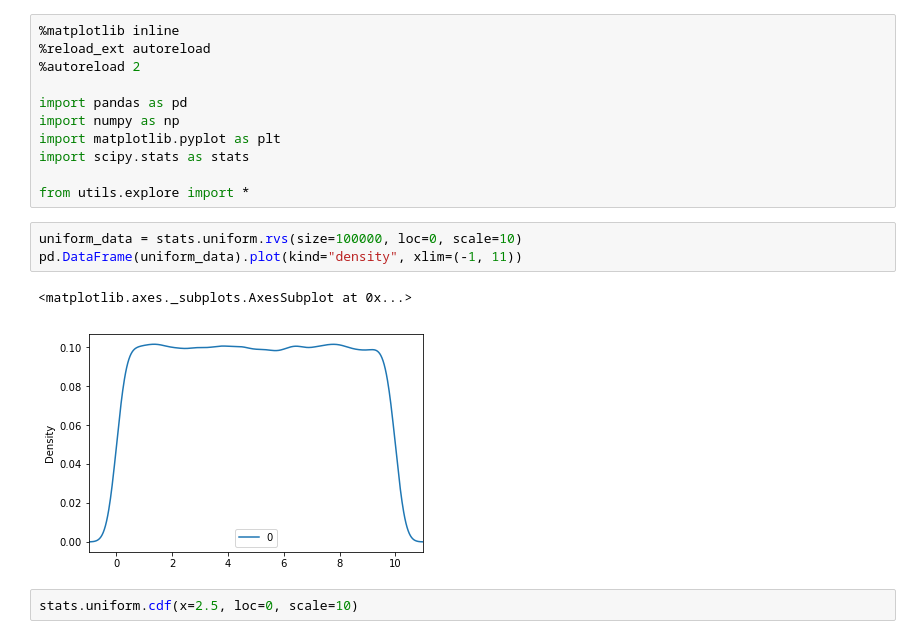
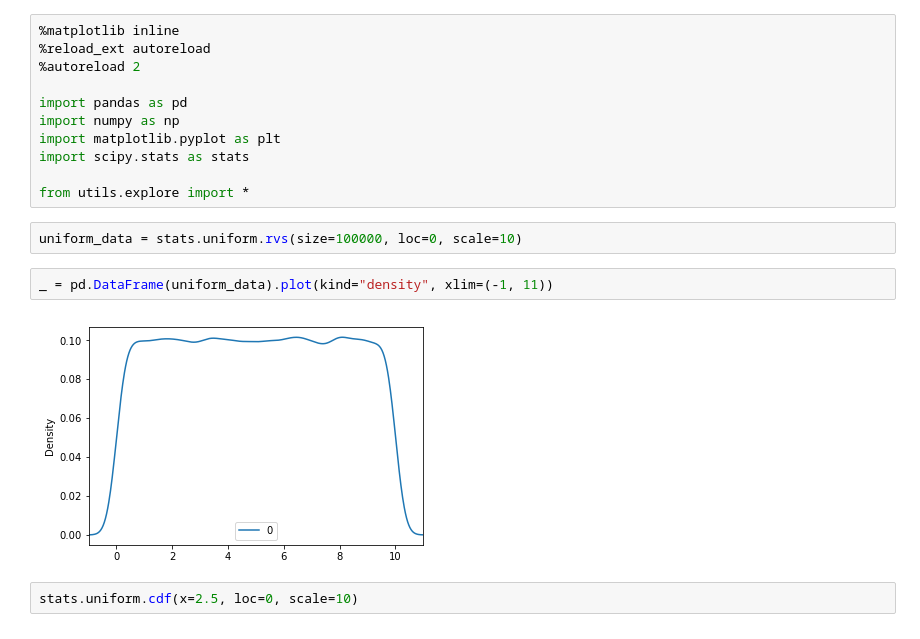
Before and after one commit to theianchan/data-notebooks, a Jupyter notebook: lig-pda-22-probability-distributions.ipynb, the cells around one changed output. Cells and saved outputs as stored; diff of their text form.

```diff
--- a/lig-pda-22-probability-distributions.ipynb
+++ b/lig-pda-22-probability-distributions.ipynb
@@ -11,10 +11,10 @@ import scipy.stats as stats
 from utils.explore import *
 # %%
 uniform_data = stats.uniform.rvs(size=100000, loc=0, scale=10)
-pd.DataFrame(uniform_data).plot(kind="density", xlim=(-1, 11))
-# %% [output]
-<matplotlib.axes._subplots.AxesSubplot at 0x...>
-[figure, removed]
+# %%
+_ = pd.DataFrame(uniform_data).plot(kind="density", xlim=(-1, 11))
+# %% [output]
+[figure, added]
 # %%
 stats.uniform.cdf(x=2.5, loc=0, scale=10)
 # %% [output]
```
Also changed, not shown: parts of 5 cells of this notebook, 1 other file.
